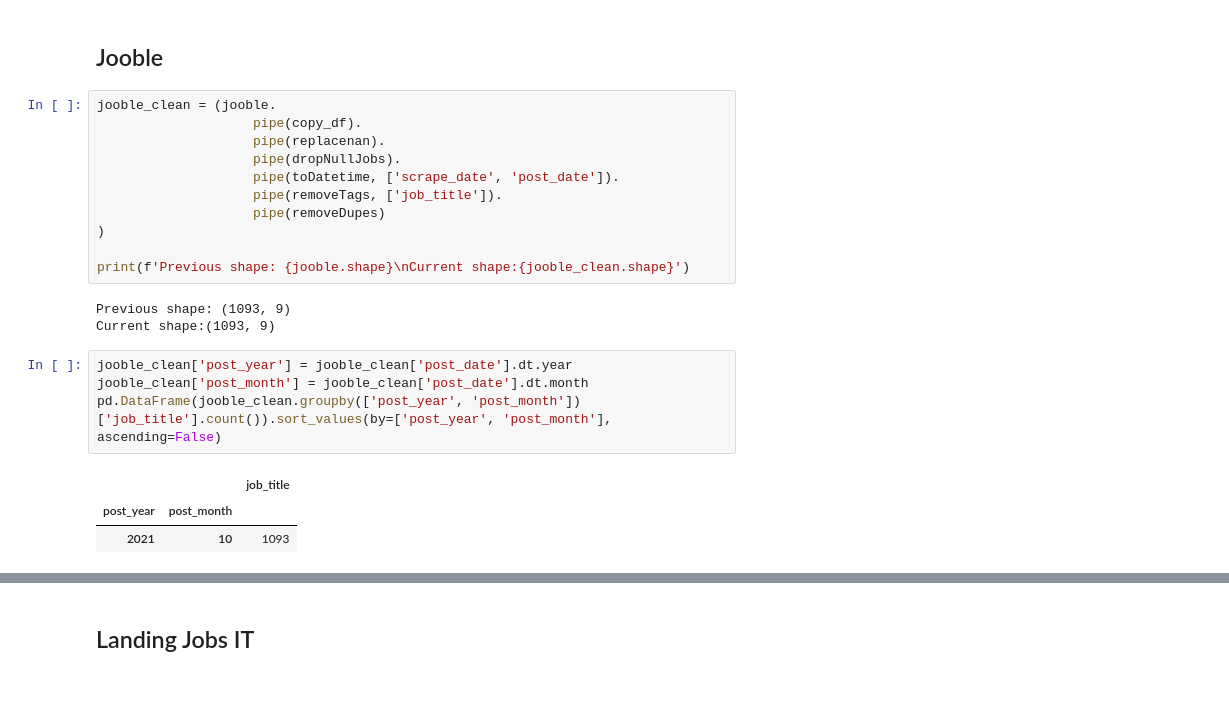
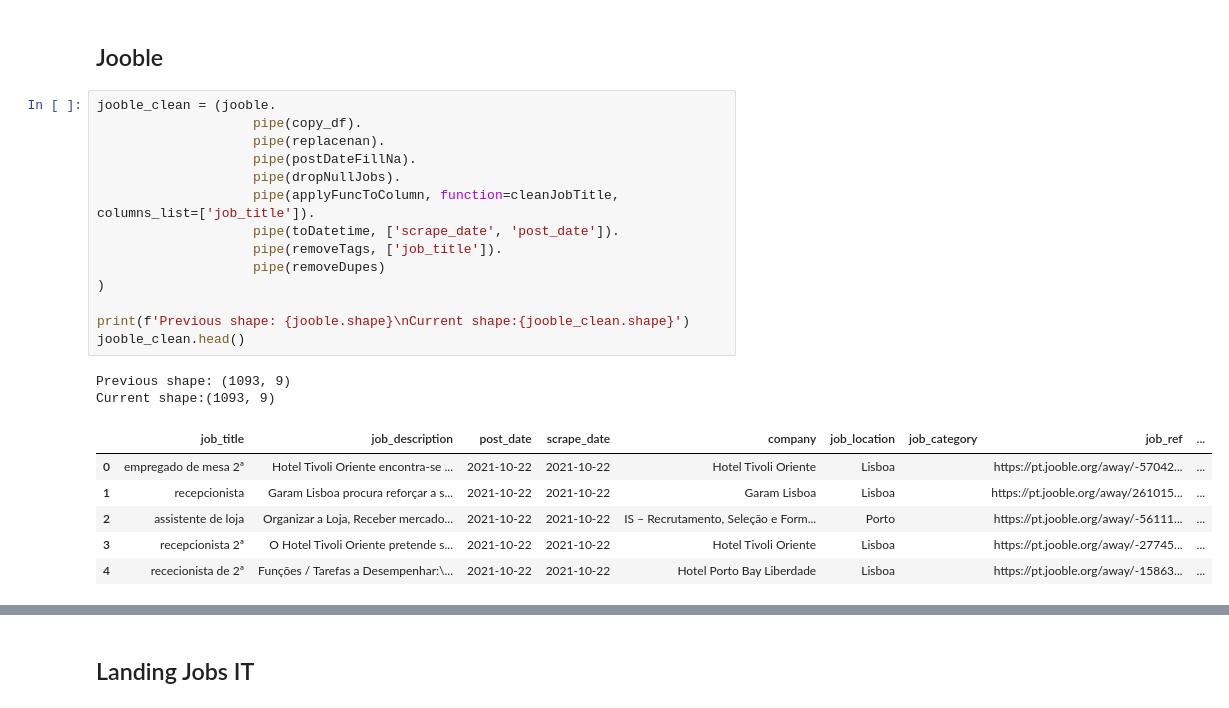
Before and after one commit to gilnribeiro/Work-Project, a Jupyter notebook: Thesis - Code/Data Cleaning/data_cleaning.ipynb, the cells around one changed output, grey strips where cells are left out. Cells and saved outputs as stored; diff of their text form.

```diff
--- a/Thesis - Code/Data Cleaning/data_cleaning.ipynb
+++ b/Thesis - Code/Data Cleaning/data_cleaning.ipynb
@@ -289,22 +503,23 @@ pd.DataFrame(itjobs_clean.groupby(['post_year', 'post_month'])['job_title'].coun
 # %%
 jooble_clean = (jooble.
                     pipe(copy_df).
                     pipe(replacenan).
+                    pipe(postDateFillNa).
                     pipe(dropNullJobs).
+                    pipe(applyFuncToColumn, function=cleanJobTitle, columns_list=['job_title']).
                     pipe(toDatetime, ['scrape_date', 'post_date']).
                     pipe(removeTags, ['job_title']).
                     pipe(removeDupes)
 )
 
 print(f'Previous shape: {jooble.shape}\nCurrent shape:{jooble_clean.shape}')
+jooble_clean.head()
 # %% [output]
 Previous shape: (1093, 9)
 Current shape:(1093, 9)
+|  | job_title | job_description | post_date | scrape_date | company | job_location | job_category | job_ref | ... |
+| 0 | empregado de mesa 2ª | Hotel Tivoli Oriente encontra-se ... | 2021-10-22 | 2021-10-22 | Hotel Tivoli Oriente | Lisboa |  | https://pt.jooble.org/away/-57042... | ... |
+| 1 | recepcionista | Garam Lisboa procura reforçar a s... | 2021-10-22 | 2021-10-22 | Garam Lisboa | Lisboa |  | https://pt.jooble.org/away/261015... | ... |
+| 2 | assistente de loja | Organizar a Loja, Receber mercado... | 2021-10-22 | 2021-10-22 | IS – Recrutamento, Seleção e Form... | Porto |  | https://pt.jooble.org/away/-56111... | ... |
+| 3 | recepcionista 2ª | O Hotel Tivoli Oriente pretende s... | 2021-10-22 | 2021-10-22 | Hotel Tivoli Oriente | Lisboa |  | https://pt.jooble.org/away/-27745... | ... |
+| 4 | rececionista de 2ª | Funções / Tarefas a Desempenhar:\... | 2021-10-22 | 2021-10-22 | Hotel Porto Bay Liberdade | Lisboa |  | https://pt.jooble.org/away/-15863... | ... |
-# %%
-jooble_clean['post_year'] = jooble_clean['post_date'].dt.year
-jooble_clean['post_month'] = jooble_clean['post_date'].dt.month
-pd.DataFrame(jooble_clean.groupby(['post_year', 'post_month'])['job_title'].count()).sort_values(by=['post_year', 'post_month'], ascending=False)
-# %% [output]
-|  |  | job_title |
-| post_year | post_month |  |
-| 2021 | 10 | 1093 |
```
Also changed, not shown: parts of 53 cells of this notebook.
